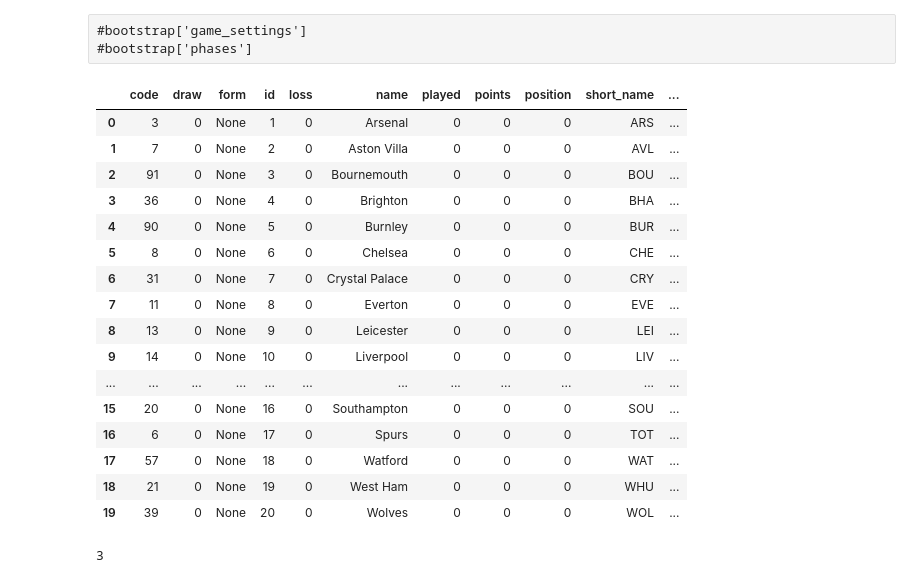
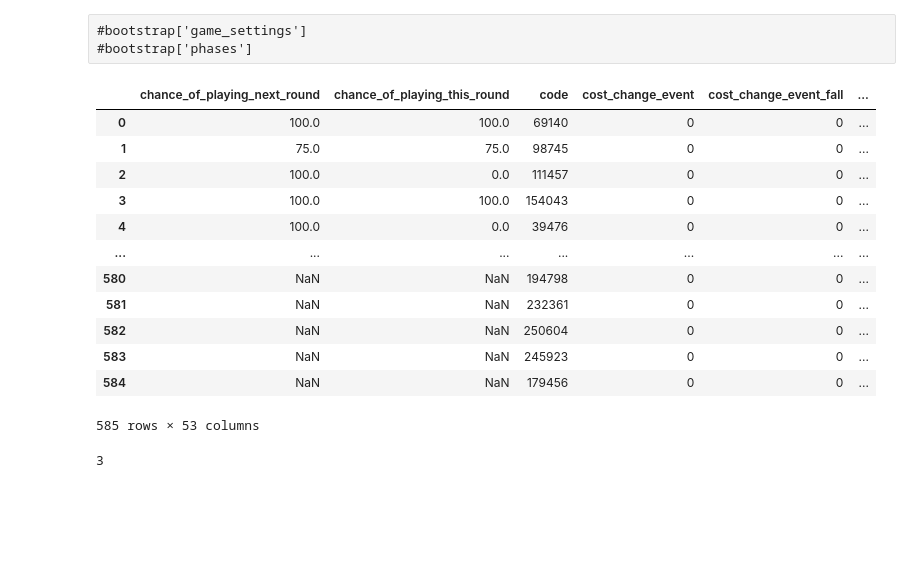
Before and after one commit to yt-hwang/Fantasy_Premier_League_Analysis, a Jupyter notebook: Codes/Data_Related/Data Collection practice.ipynb, the cells around one changed output. Saved outputs shown, nothing was run; the diff lists cells and outputs as text; code cells hidden in the pictures; blank space fills up the shorter version.

```diff
--- a/Codes/Data_Related/Data Collection practice.ipynb
+++ b/Codes/Data_Related/Data Collection practice.ipynb
@@ -88,27 +88,24 @@ elements =  pd.DataFrame(bootstrap['elements'])
 element_stats =  pd.DataFrame(bootstrap['element_stats'])
 element_types =  pd.DataFrame(bootstrap['element_types'])
 # %%
-##events
+#events
 #phases
-teams
+#teams
+elements
 # %% [output]
-|  | code | draw | form | id | loss | name | played | points | position | short_name | ... |
-| 0 | 3 | 0 | None | 1 | 0 | Arsenal | 0 | 0 | 0 | ARS | ... |
-| 1 | 7 | 0 | None | 2 | 0 | Aston Villa | 0 | 0 | 0 | AVL | ... |
-| 2 | 91 | 0 | None | 3 | 0 | Bournemouth | 0 | 0 | 0 | BOU | ... |
-| 3 | 36 | 0 | None | 4 | 0 | Brighton | 0 | 0 | 0 | BHA | ... |
-| 4 | 90 | 0 | None | 5 | 0 | Burnley | 0 | 0 | 0 | BUR | ... |
-| 5 | 8 | 0 | None | 6 | 0 | Chelsea | 0 | 0 | 0 | CHE | ... |
-| 6 | 31 | 0 | None | 7 | 0 | Crystal Palace | 0 | 0 | 0 | CRY | ... |
-| 7 | 11 | 0 | None | 8 | 0 | Everton | 0 | 0 | 0 | EVE | ... |
-| 8 | 13 | 0 | None | 9 | 0 | Leicester | 0 | 0 | 0 | LEI | ... |
-| 9 | 14 | 0 | None | 10 | 0 | Liverpool | 0 | 0 | 0 | LIV | ... |
-| ... | ... | ... | ... | ... | ... | ... | ... | ... | ... | ... | ... |
-| 15 | 20 | 0 | None | 16 | 0 | Southampton | 0 | 0 | 0 | SOU | ... |
-| 16 | 6 | 0 | None | 17 | 0 | Spurs | 0 | 0 | 0 | TOT | ... |
-| 17 | 57 | 0 | None | 18 | 0 | Watford | 0 | 0 | 0 | WAT | ... |
-| 18 | 21 | 0 | None | 19 | 0 | West Ham | 0 | 0 | 0 | WHU | ... |
-| 19 | 39 | 0 | None | 20 | 0 | Wolves | 0 | 0 | 0 | WOL | ... |
+|  | chance_of_playing_next_round | chance_of_playing_this_round | code | cost_change_event | cost_change_event_fall | ... |
+| 0 | 100.0 | 100.0 | 69140 | 0 | 0 | ... |
+| 1 | 75.0 | 75.0 | 98745 | 0 | 0 | ... |
+| 2 | 100.0 | 0.0 | 111457 | 0 | 0 | ... |
+| 3 | 100.0 | 100.0 | 154043 | 0 | 0 | ... |
+| 4 | 100.0 | 0.0 | 39476 | 0 | 0 | ... |
+| ... | ... | ... | ... | ... | ... | ... |
+| 580 | NaN | NaN | 194798 | 0 | 0 | ... |
+| 581 | NaN | NaN | 232361 | 0 | 0 | ... |
+| 582 | NaN | NaN | 250604 | 0 | 0 | ... |
+| 583 | NaN | NaN | 245923 | 0 | 0 | ... |
+| 584 | NaN | NaN | 179456 | 0 | 0 | ... |
+585 rows × 53 columns
 # %%
 len(player_raw)
 # %% [output]
```
